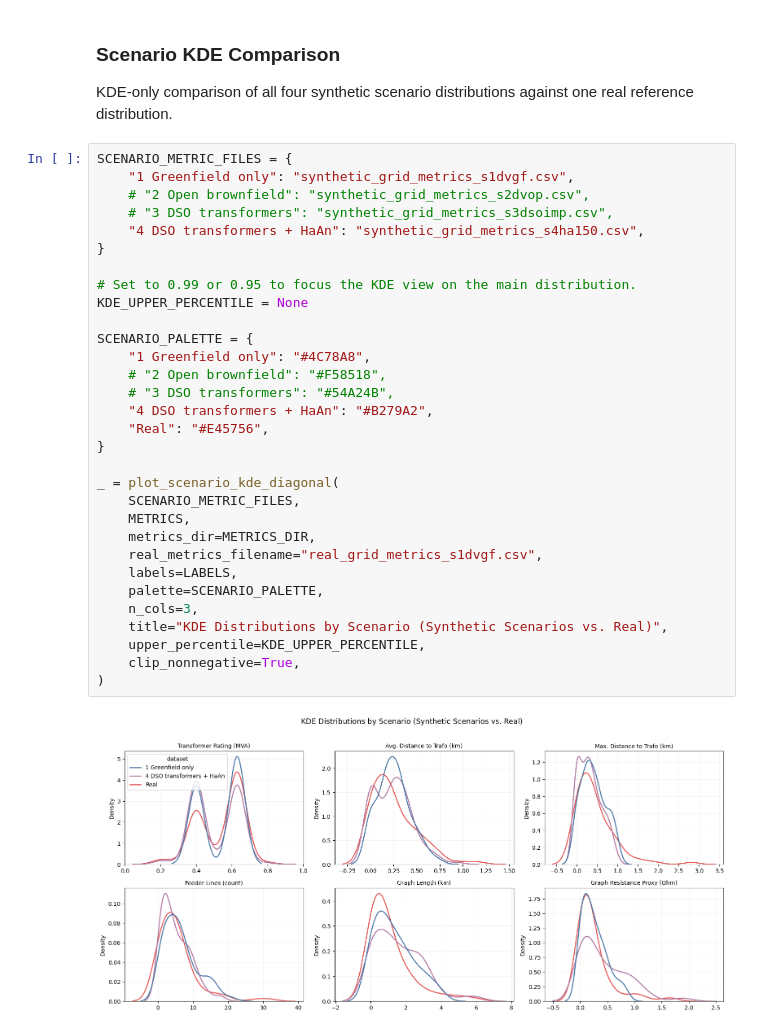
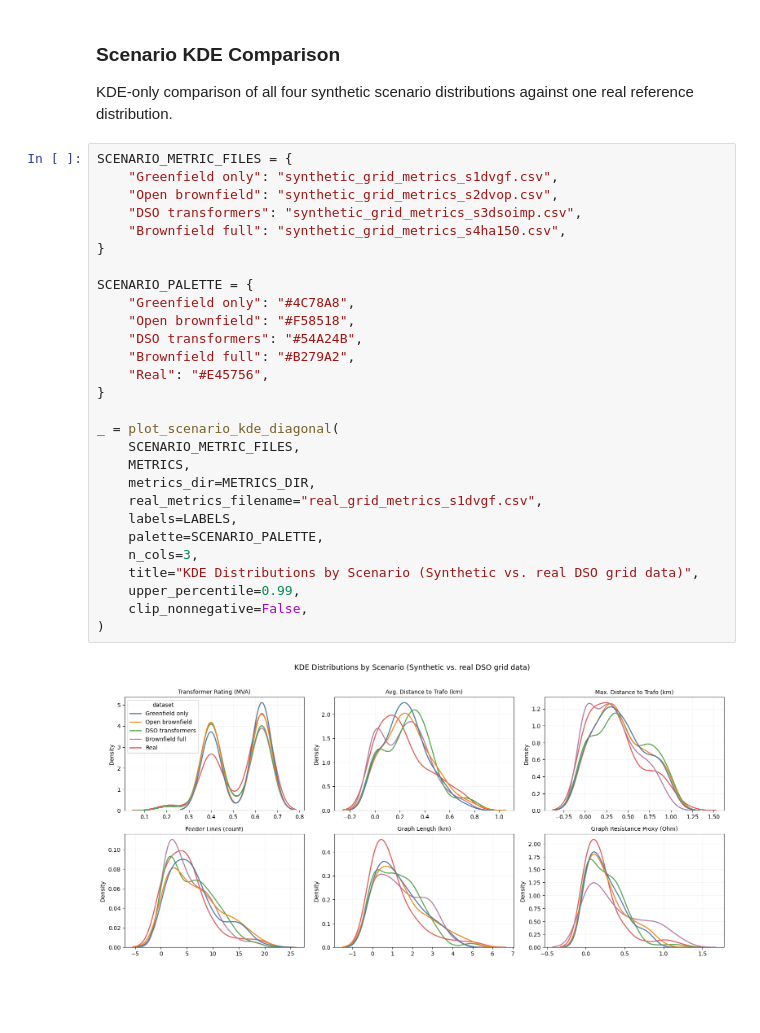
Before and after one commit to tum-ens/pylovo, a Jupyter notebook: validations/grid_comparison/comparison_notebook.ipynb, the cells around one changed output. Drawn from its saved outputs; the diff is of its cells as text; blank space fills up the shorter version.

Commit message:
Enable flexible setting of cuts for kde plots

```diff
--- a/validations/grid_comparison/comparison_notebook.ipynb
+++ b/validations/grid_comparison/comparison_notebook.ipynb
@@ -144,34 +144,31 @@ _ = plot_metric_kde_diagonal(
 KDE-only comparison of all four synthetic scenario distributions against one real reference distribution.
 # %%
 SCENARIO_METRIC_FILES = {
-    "1 Greenfield only": "synthetic_grid_metrics_s1dvgf.csv",
-    # "2 Open brownfield": "synthetic_grid_metrics_s2dvop.csv",
-    # "3 DSO transformers": "synthetic_grid_metrics_s3dsoimp.csv",
-    "4 DSO transformers + HaAn": "synthetic_grid_metrics_s4ha150.csv",
+    "Greenfield only": "synthetic_grid_metrics_s1dvgf.csv",
+    "Open brownfield": "synthetic_grid_metrics_s2dvop.csv",
+    "DSO transformers": "synthetic_grid_metrics_s3dsoimp.csv",
+    "Brownfield full": "synthetic_grid_metrics_s4ha150.csv",
 }
 
-# Set to 0.99 or 0.95 to focus the KDE view on the main distribution.
-KDE_UPPER_PERCENTILE = None
-
 SCENARIO_PALETTE = {
-    "1 Greenfield only": "#4C78A8",
-    # "2 Open brownfield": "#F58518",
-    # "3 DSO transformers": "#54A24B",
-    "4 DSO transformers + HaAn": "#B279A2",
+    "Greenfield only": "#4C78A8",
+    "Open brownfield": "#F58518",
+    "DSO transformers": "#54A24B",
+    "Brownfield full": "#B279A2",
     "Real": "#E45756",
 }
 
 _ = plot_scenario_kde_diagonal(
     SCENARIO_METRIC_FILES,
     METRICS,
     metrics_dir=METRICS_DIR,
     real_metrics_filename="real_grid_metrics_s1dvgf.csv",
     labels=LABELS,
     palette=SCENARIO_PALETTE,
     n_cols=3,
-    title="KDE Distributions by Scenario (Synthetic Scenarios vs. Real)",
-    upper_percentile=KDE_UPPER_PERCENTILE,
-    clip_nonnegative=True,
+    title="KDE Distributions by Scenario (Synthetic vs. real DSO grid data)",
+    upper_percentile=0.99,
+    clip_nonnegative=False,
 )
 # %% [output]
-[figure, old version]
+[figure, new version]
```
Also changed, not shown: 1 other file.
